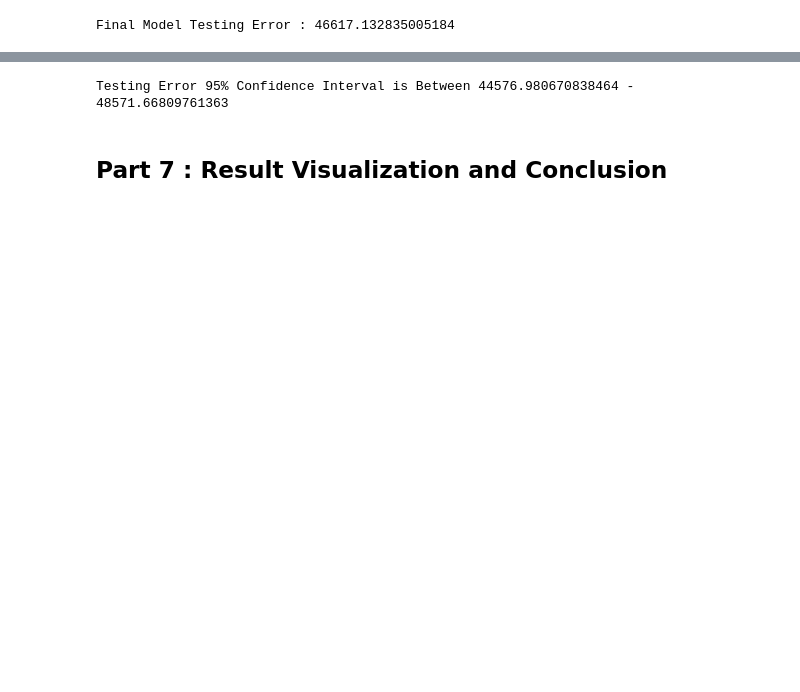
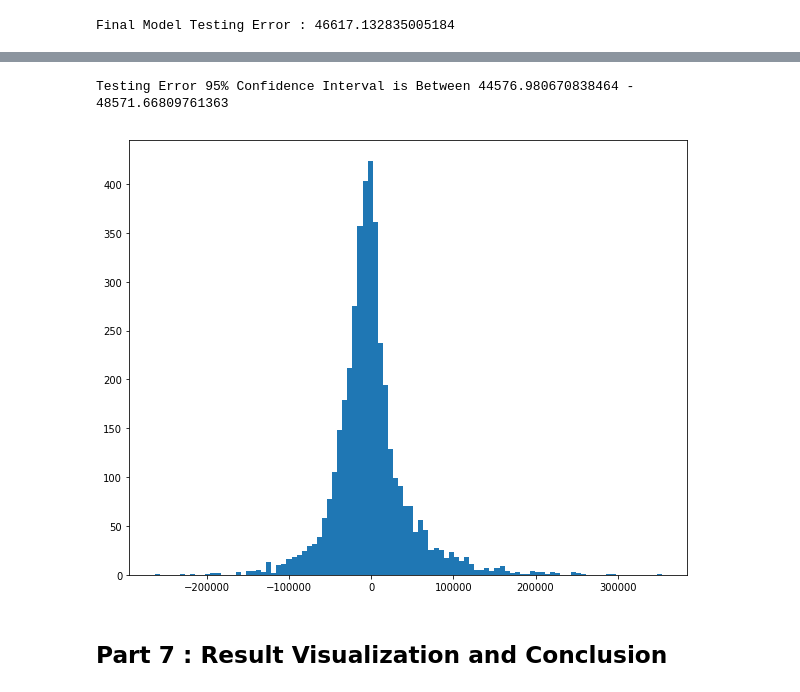
Before and after one commit to akash-agni/Machine_Learning, a Jupyter notebook: California_Housing_Price_Prediction.ipynb, the cells around one changed output, grey strips where cells are left out. Cells and saved outputs as stored; diff of their text form; code cells hidden in the pictures; blank space fills up the shorter version.

```diff
--- a/California_Housing_Price_Prediction.ipynb
+++ b/California_Housing_Price_Prediction.ipynb
@@ -344,7 +437,7 @@ forest_reg = RandomForestRegressor()
 param_grid = {'bootstrap':[False],'n_estimators':(100,150),'max_depth':(10,15,None),'min_samples_split':(2,5),
           'max_features':(6,8,10,'auto'),'random_state':[42]}
 grid_search_results = GridSearchCV(forest_reg,param_grid,scoring='neg_mean_squared_error',cv=5,return_train_score=True,
-                                   n_jobs=5,verbose=1)
+                                   n_jobs=-1,verbose=1)
 # %%
 # Run the Grid Search
 grid_search_results.fit(X_train,y_train)
@@ -423,10 +533,15 @@ Final Model Testing Error : 46617.132835005184
 # %%
+error = y_test-y_pred
+fig,ax = plt.subplots(figsize=(10,8))
+ax = ax.hist(error,bins=100)
+plt.savefig(os.path.join(run_dir,'Error_Distribution.jpg'))
 # Get the 95% confidence interval of the testing set error
 confidence = 0.95
 squared_error = (y_pred - y_test)**2
 CI = np.sqrt(stats.t.interval(confidence,len(squared_error)-1,loc=squared_error.mean(),scale=stats.sem(squared_error)))
 print(f'Testing Error 95% Confidence Interval is Between {CI[0]} - {CI[1]}')
 # %% [output]
 Testing Error 95% Confidence Interval is Between 44576.980670838464 - 48571.66809761363
+[figure, added]
 # %% [markdown]
 ## Part 7 : Result Visualization and Conclusion
```
Also changed, not shown: parts of 55 cells of this notebook.
